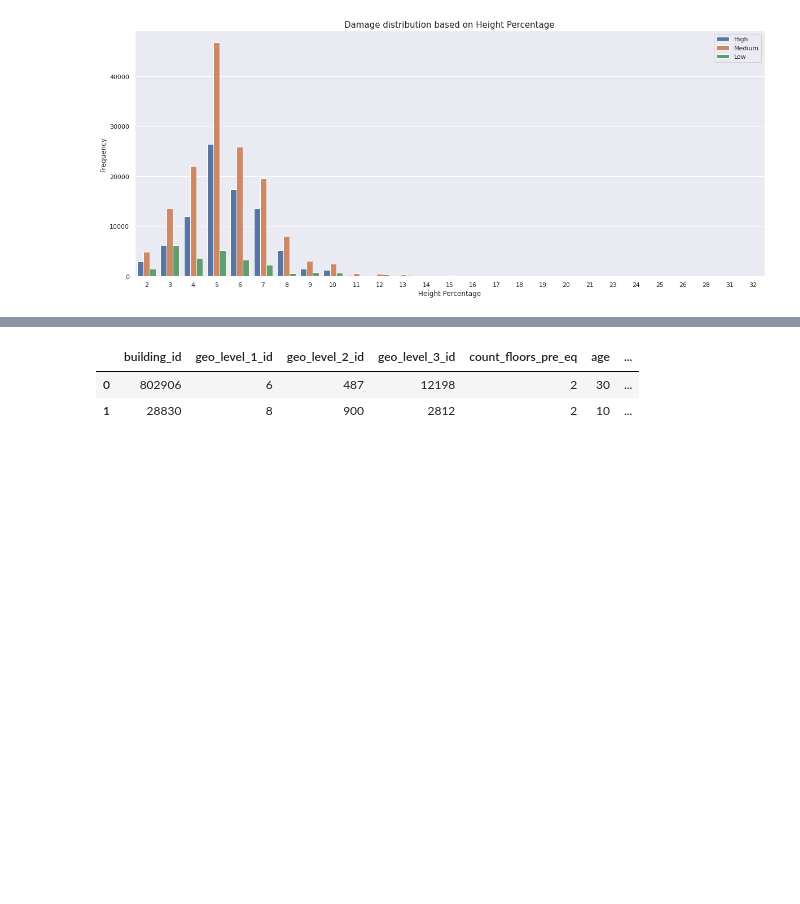
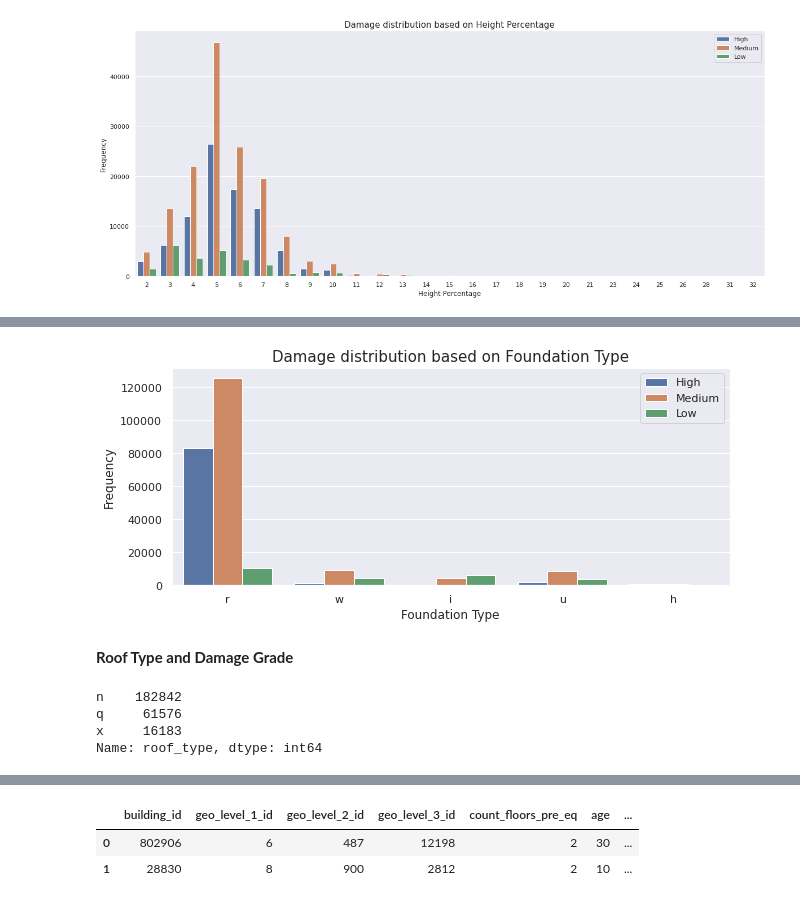
Before and after one commit to ReynaraEzra/Richter-Earthquake-Prediction, a Jupyter notebook: Richter_Prediction_Part1.ipynb, the cells around one changed output, grey strips where cells are left out. Saved outputs shown, nothing was run; the diff lists cells and outputs as text; code cells hidden in the pictures; blank space fills up the shorter version.

```diff
--- a/Richter_Prediction_Part1.ipynb
+++ b/Richter_Prediction_Part1.ipynb
@@ -571,0 +632,20 @@ plt.show()
+# %%
+plt.figure(figsize=(10,4))
+
+sns.countplot(train['foundation_type'], hue=train['damage_grade'])
+plt.xlabel('Foundation Type', fontsize=12)
+plt.ylabel('Frequency', fontsize=12)
+plt.title('Damage distribution based on Foundation Type', fontsize=15)
+plt.legend(loc='upper right')
+plt.show()
+# %% [output]
+[figure, added]
+# %% [markdown]
+**Roof Type and Damage Grade**
+# %%
+train['roof_type'].value_counts()
+# %% [output]
+n    182842
+q     61576
+x     16183
+Name: roof_type, dtype: int64
```
Also changed, not shown: parts of 98 cells of this notebook.
